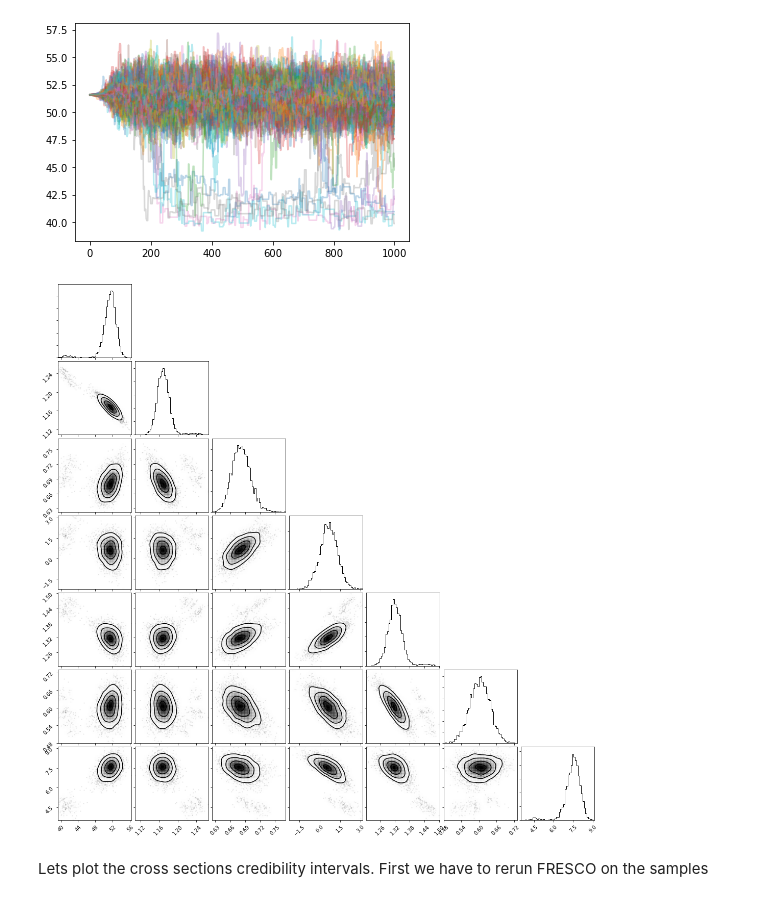
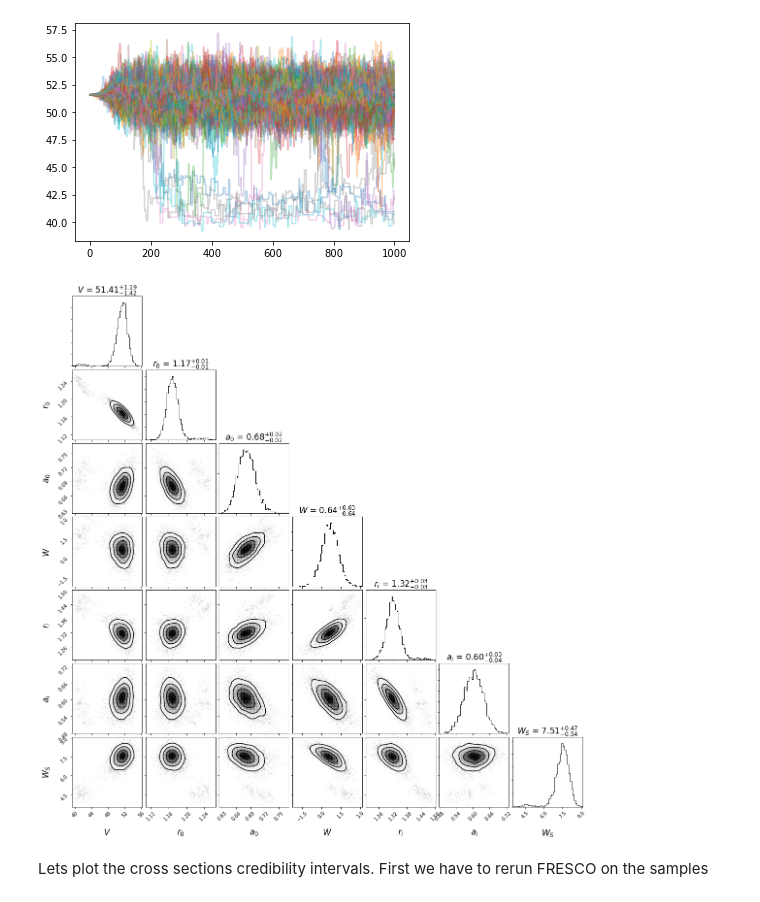
Before and after one commit to camarsha/pfunk, a Jupyter notebook: docs/notebooks/simple_bays/SimpleBay.ipynb, the cells around one changed output. Cells and saved outputs as stored; diff of their text form; code cells hidden in the pictures.

```diff
--- a/docs/notebooks/simple_bays/SimpleBay.ipynb
+++ b/docs/notebooks/simple_bays/SimpleBay.ipynb
@@ -72,10 +72,13 @@ p = plt.plot(sampler.sampler.get_chain()[:,:,0], alpha=0.3)
 [figure]
 # %%
 s = sampler.sampler.get_chain(flat=True, discard=500, thin=20) # get samples remove burn in and thin.
-# %%
-p = corner.corner(s, bins=50, smooth=1.5)
-# %% [output]
-[figure, removed]
+# %%
+labels = ['$V$', '$r_0$', '$a_0$', '$W$', '$r_i$', '$a_i$', '$W_S$']
+p = corner.corner(s, bins=50, smooth=1.5, labels=labels,
+                  show_titles=True, title_kwargs={'fontsize':17.0},
+                  label_kwargs={'fontsize':17.0})
+# %% [output]
+[figure, added]
 # %% [markdown]
 Lets plot the cross sections credibility intervals. First we have to rerun FRESCO
 on the samples
```
Also changed, not shown: 11 other files.
